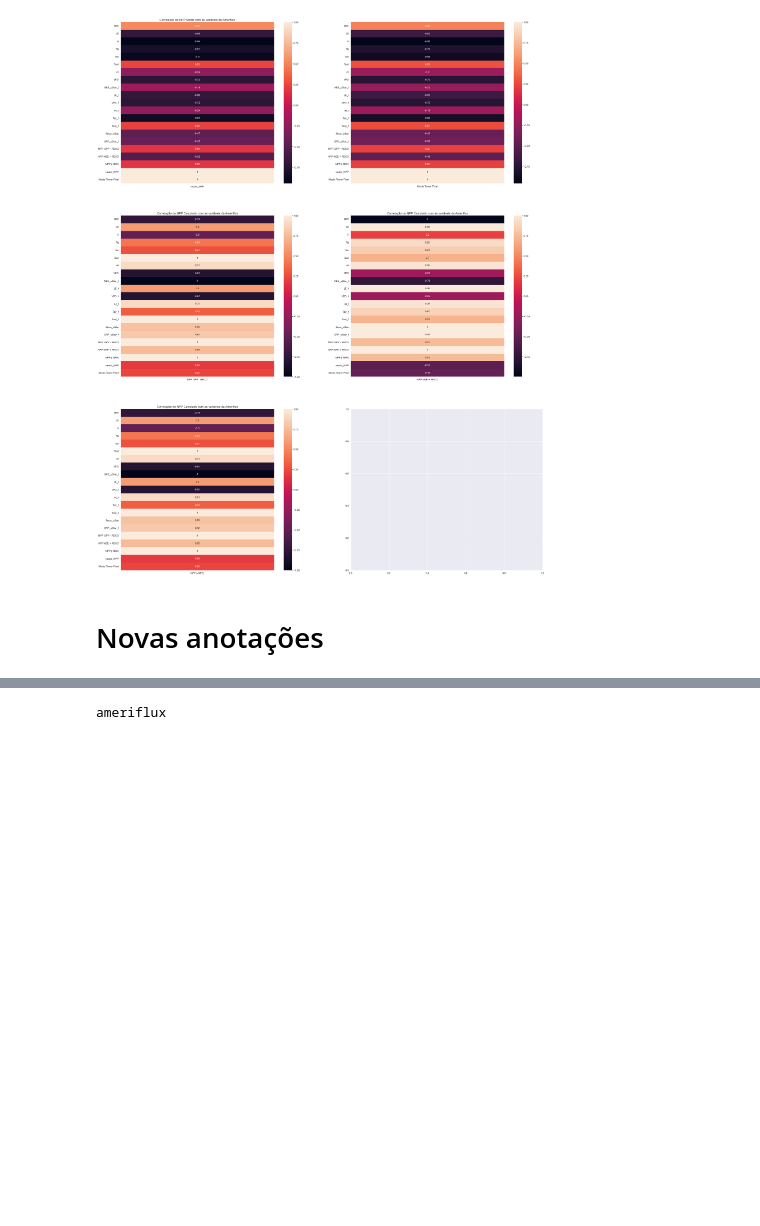
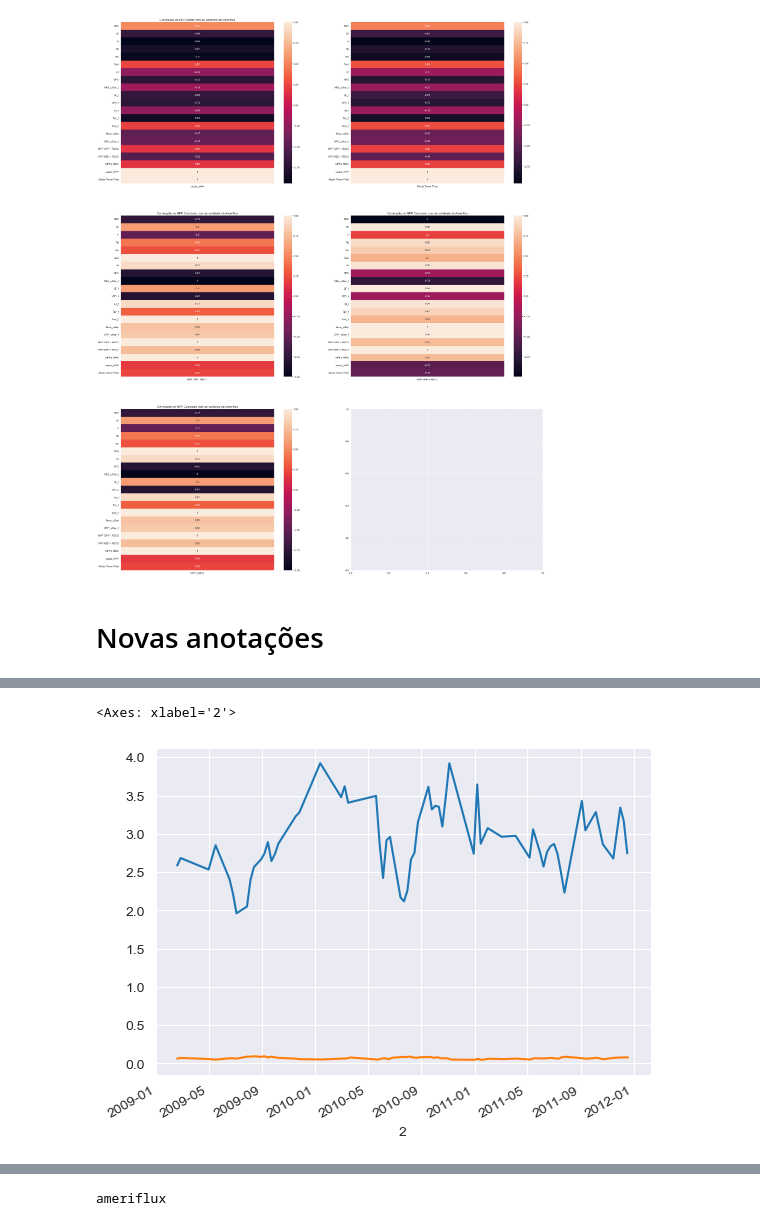
Before and after one commit to albert-santos/remote-sensing, a Jupyter notebook: Jean/Santarem/Comparacao_Santarem_Modis.ipynb, the cells around one changed output, grey strips where cells are left out. Drawn from its saved outputs; the diff is of its cells as text; code cells hidden in the pictures; blank space fills up the shorter version.

```diff
--- a/Jean/Santarem/Comparacao_Santarem_Modis.ipynb
+++ b/Jean/Santarem/Comparacao_Santarem_Modis.ipynb
@@ -400,0 +511,26 @@ Name: GPP_uStar_f, dtype: float64
+# %%
+data_str = modis_gpp.loc[modis_gpp[2].str.contains('A2009|A2010|A2011')]
+
+# Faça uma cópia da seleção
+data_str = data_str.copy()
+
+# Aplique a função lambda para remover o prefixo
+data_str[2] = data_str[2].apply(lambda x: x[1:])
+
+def datetime(x):
+    ano = int(x[:4])
+    dia_do_ano = int(x[4:])
+    data = pd.to_datetime(f'{ano}-{dia_do_ano}', format='%Y-%j')
+    return data
+
+data_str[2] = data_str[2].apply(datetime)
+data_str.index = data_str[2]
+data_str = data_str.drop([0,1,2,3,4],axis=1)[149]
+# %%
+result = data_str.dropna().resample('8D').sum()
+indices_diferentes_de_zero = result.index[result != 0]
+
+gpp_ameriflux_8dias = gpp_ameriflux['Gpp'].resample('8D').sum()
+gpp_mesmos_dias = gpp_ameriflux_8dias.loc[gpp_ameriflux_8dias.index.isin(indices_diferentes_de_zero)]
+
+display_side_by_side([gpp_mesmos_dias.to_frame(), data_str.dropna().to_frame()], ['ameriflux', 'Modis'])
@@ -400,0 +576,6 @@ Name: GPP_uStar_f, dtype: float64
+# %%
+gpp_mesmos_dias.plot()
+data_str.dropna().plot()
+# %% [output]
+<Axes: xlabel='2'>
+[figure, added]
```
Also changed, not shown: parts of 11 cells of this notebook, 3 other files.
